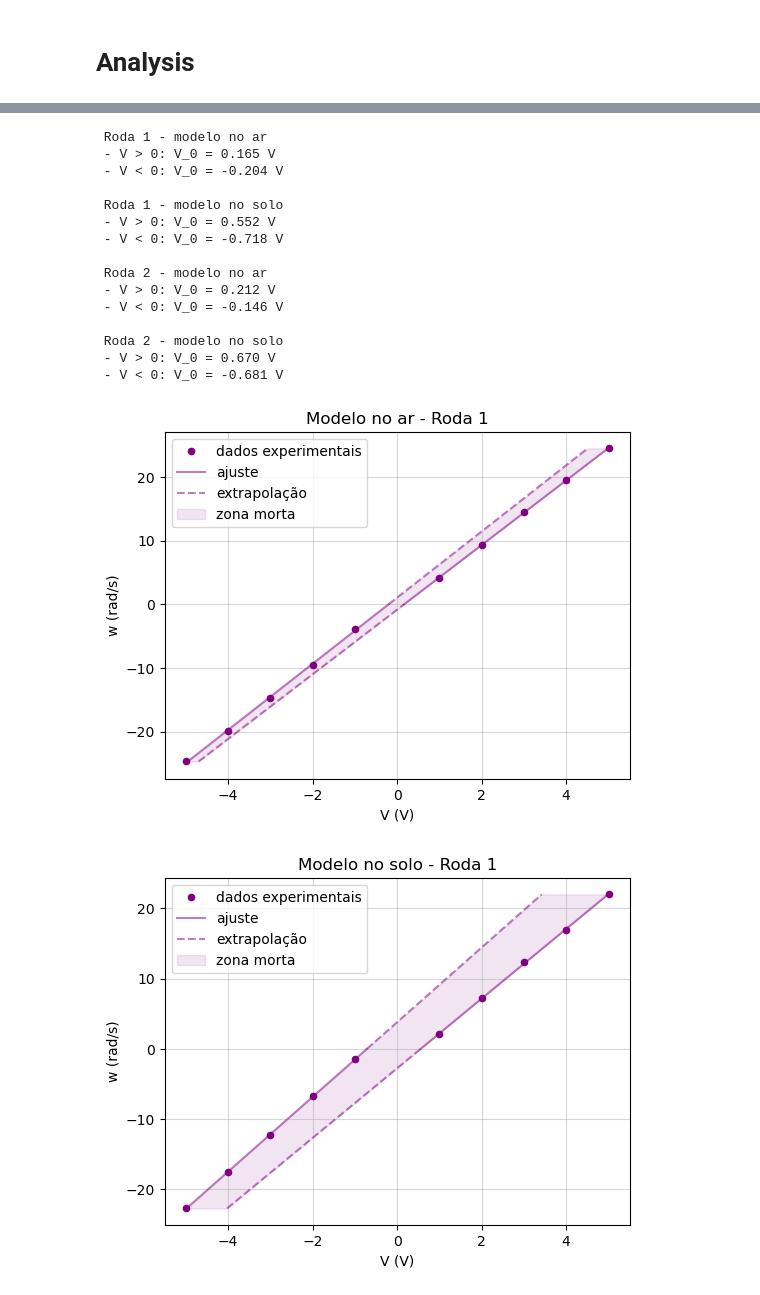
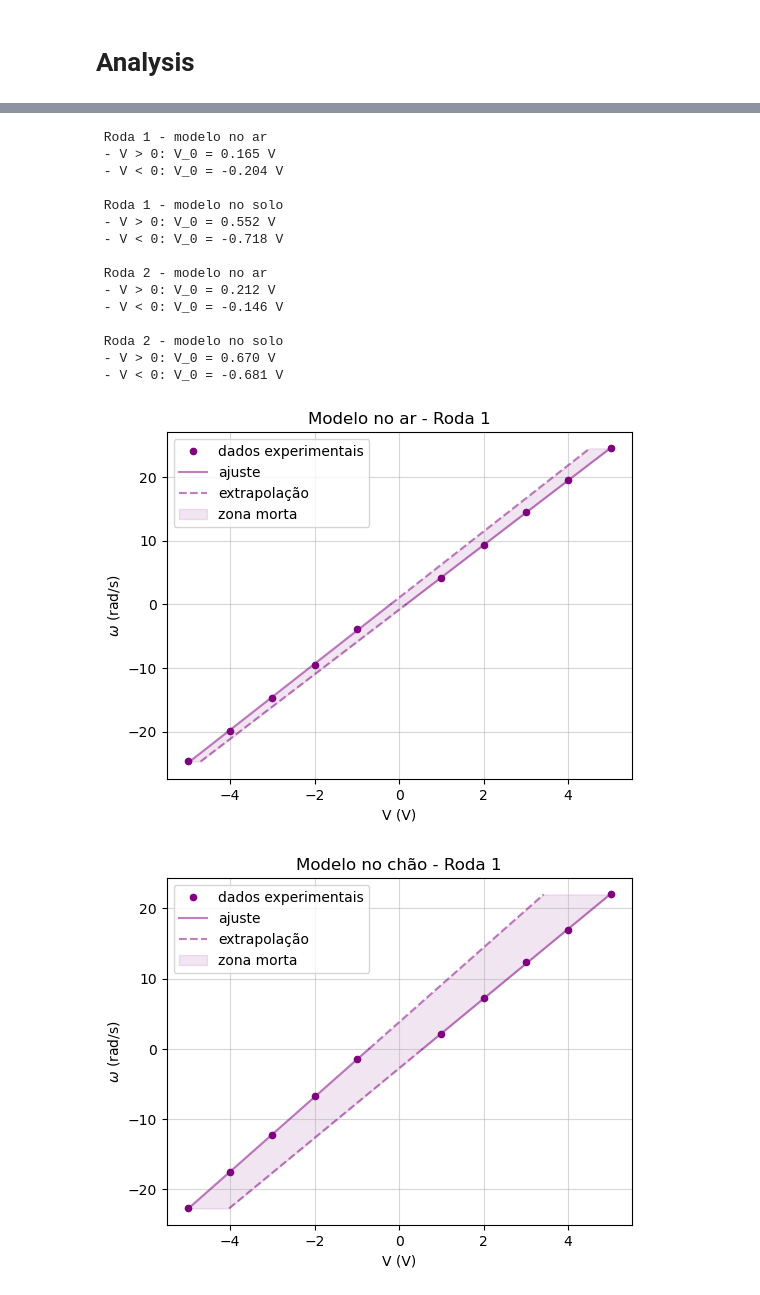
Before and after one commit to sergisousa/Robotica2026, a Jupyter notebook: Modelo dos motores/Zona morta.ipynb, the cells around one changed output, grey strips where cells are left out. Drawn from its saved outputs; the diff is of its cells as text; code cells hidden in the pictures.

```diff
--- a/Modelo dos motores/Zona morta.ipynb
+++ b/Modelo dos motores/Zona morta.ipynb
@@ -90,7 +90,7 @@ fig_ar, ax_ar = plt.subplots(figsize = (6, 4.5))
 ax_ar.grid(grid_color, alpha = 0.5)
 ax_ar.set_title('Modelo no ar')
 ax_ar.set_xlabel('V (V)')
-ax_ar.set_ylabel('w (rad/s)')
+ax_ar.set_ylabel(r'$\omega$ (rad/s)')
 
 motor_lines = [
     Patch(facecolor = plot_colors[k], edgecolor = 'none') for k in range(len(data)//2)
@@ -109,9 +109,9 @@ ax_ar.legend(motor_lines + style_lines, motor_labels + style_labels)
 
 fig_solo, ax_solo = plt.subplots(figsize = (6, 4.5))
 ax_solo.grid(grid_color, alpha = 0.5)
-ax_solo.set_title('Modelo no solo')
+ax_solo.set_title('Modelo no chão')
 ax_solo.set_xlabel('V (V)')
-ax_solo.set_ylabel('w (rad/s)')
+ax_solo.set_ylabel(r'$\omega$ (rad/s)')
 
 motor_lines = [
     Patch(facecolor = plot_colors[k], edgecolor = 'none') for k in range(len(data)//2)
@@ -162,7 +162,7 @@ for i, key in enumerate(data):
             ax.plot(V_fit, linear(V_fit, *pars), '-', color = plot_colors[i//2], alpha = 0.5)
 
 fig_ar.savefig(im_dir/f'zona_morta_modelo_no_ar', dpi = 200, bbox_inches = 'tight')
-fig_solo.savefig(im_dir/f'zona_morta_modelo_no_solo', dpi = 200, bbox_inches = 'tight')
+fig_solo.savefig(im_dir/f'zona_morta_modelo_no_chao', dpi = 200, bbox_inches = 'tight')
 # %% [output]
  Roda 1 - modelo no ar
  - V > 0: V_0 = 0.165 V
@@ -201,7 +201,7 @@ for i, key in enumerate(data):
     if 'ar' in key:
         modelo = 'Modelo no ar'
     elif 'solo' in key:
-        modelo = 'Modelo no solo'
+        modelo = 'Modelo no chão'
     else:
         continue
 
@@ -209,7 +209,7 @@ for i, key in enumerate(data):
     ax.grid(grid_color, alpha = 0.5)
     ax.set_title(f'{modelo} - {label}')
     ax.set_xlabel('V (V)')
-    ax.set_ylabel('w (rad/s)')
+    ax.set_ylabel(r'$\omega$ (rad/s)')
 
     # mask to separate data from left and right side
     mask = V > 0
@@ -237,32 +237,32 @@ for i, key in enumerate(data):
             V_target = (w_target - b) / a
 
             V_fit = np.linspace(min(V_0, V_target), max(V_0, V_target), 100)
             ax.plot(V_fit, linear(V_fit, *pars), '--', color = plot_colors[i//2], alpha = 0.5, label = 'extrapolação' if j == 0 else None)
 
         # paint the area between the two lines
         if pars_list[0] is not None and pars_list[1] is not None:
             w_fill = np.linspace(w.min(), w.max(), 200)
             V1 = inv_linear(w_fill, *pars_list[0])
             V2 = inv_linear(w_fill, *pars_list[1])
             ax.fill_betweenx(w_fill, V1, V2, color = plot_colors[i//2], alpha = 0.1, label = 'zona morta')
 
     ax.legend()
     fig.savefig(im_dir/f'zona_morta_{key}', dpi = 200, bbox_inches = 'tight')
 # %% [output]
  Roda 1 - modelo no ar
  - V > 0: V_0 = 0.165 V
  - V < 0: V_0 = -0.204 V
 
  Roda 1 - modelo no solo
  - V > 0: V_0 = 0.552 V
  - V < 0: V_0 = -0.718 V
 
  Roda 2 - modelo no ar
  - V > 0: V_0 = 0.212 V
  - V < 0: V_0 = -0.146 V
 
  Roda 2 - modelo no solo
  - V > 0: V_0 = 0.670 V
  - V < 0: V_0 = -0.681 V
-[figure, old version]
+[figure, new version]
-[figure, old version]
+[figure, new version]
```
Also changed, not shown: parts of 2 cells of this notebook, 1 other file.
